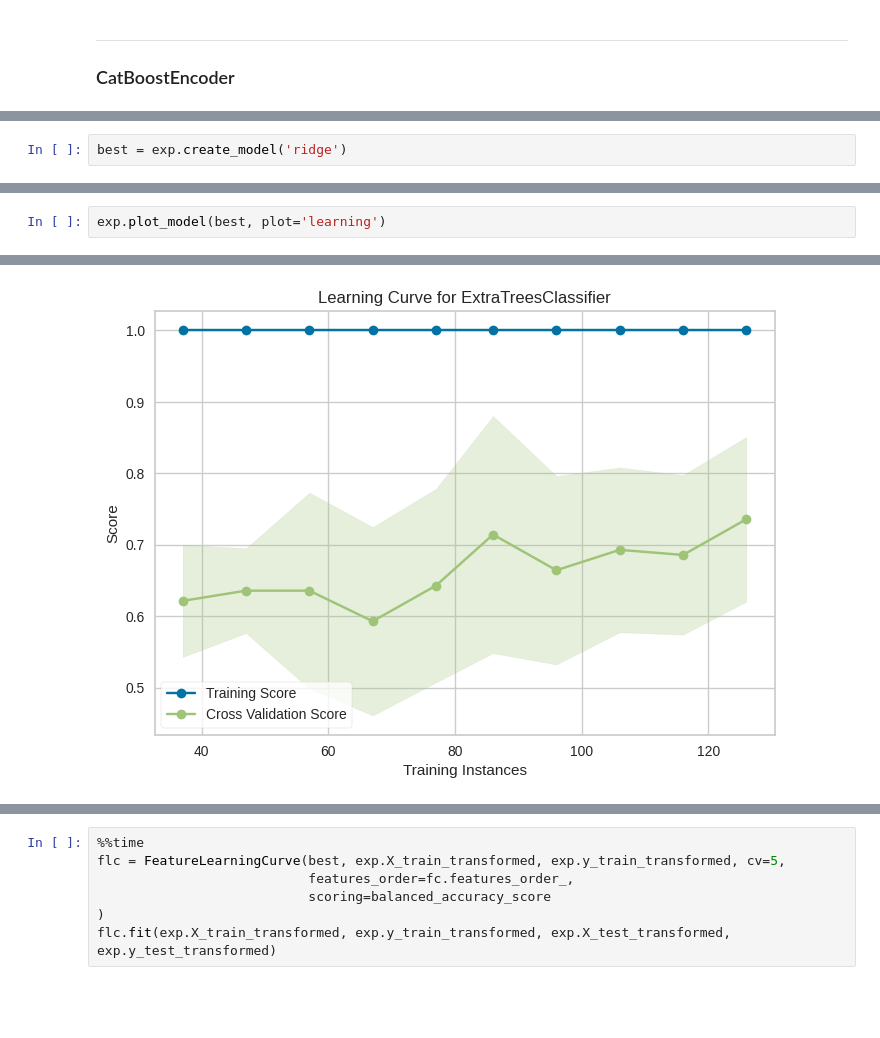
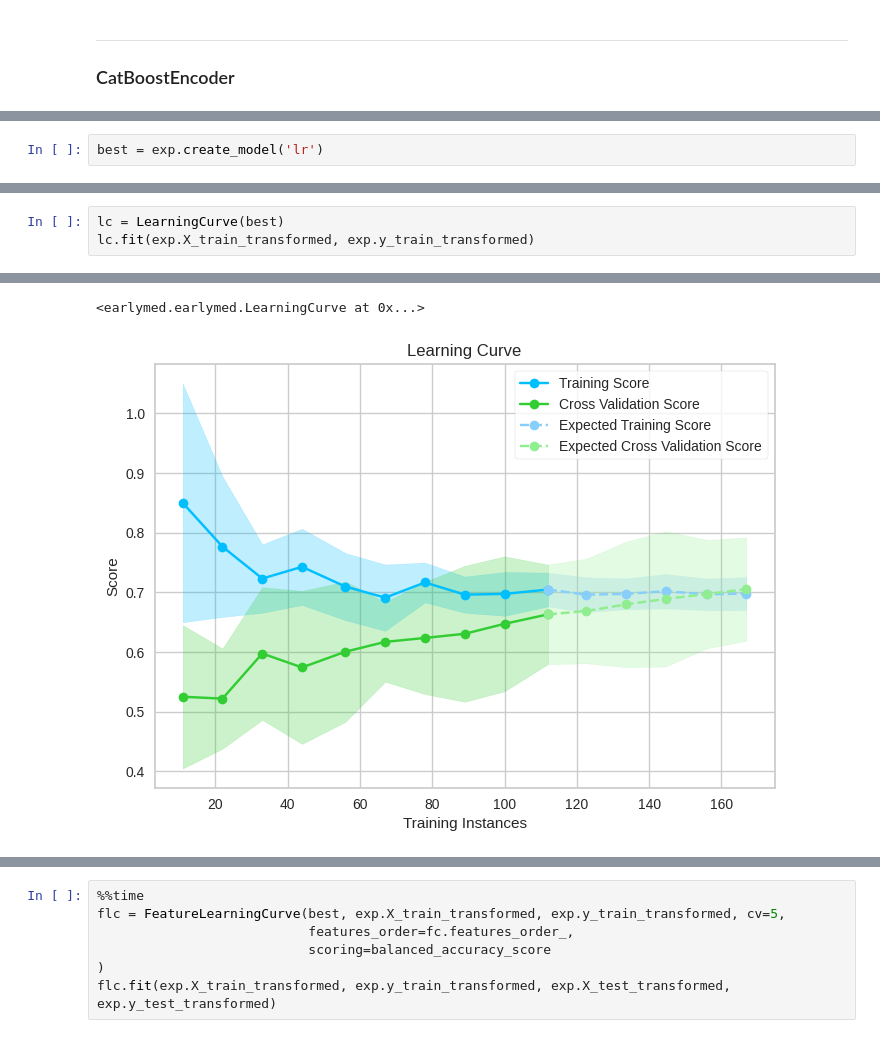
Before and after one commit to Mb-NextTime/early-med, a Jupyter notebook: examples/diabeties.ipynb, the cells around one changed output, grey strips where cells are left out. Drawn from its saved outputs; the diff is of its cells as text; blank space fills up the shorter version.

```diff
--- a/examples/diabeties.ipynb
+++ b/examples/diabeties.ipynb
@@ -117,6 +114,6 @@ best = exp.compare_models(exclude=['lda', 'dummy', 'nb', 'qda'], cross_validatio
 [interactive output not drawn]
 # %%
-best = exp.create_model('ridge')
+best = exp.create_model('lr')
 # %% [output]
 [interactive output not drawn]
 |  | Accuracy | AUC | Recall | Prec. | F1 | Kappa | MCC |
@@ -136,4 +133,5 @@ best = exp.create_model('ridge')
 [interactive output not drawn]
 # %%
-exp.plot_model(best, plot='learning')
+lc = LearningCurve(best)
+lc.fit(exp.X_train_transformed, exp.y_train_transformed)
 # %% [output]
@@ -141,2 +138,3 @@ exp.plot_model(best, plot='learning')
+<earlymed.earlymed.LearningCurve at 0x...>
-[figure, old version]
+[figure, new version]
 # %%
```
Also changed, not shown: parts of 10 cells of this notebook.
